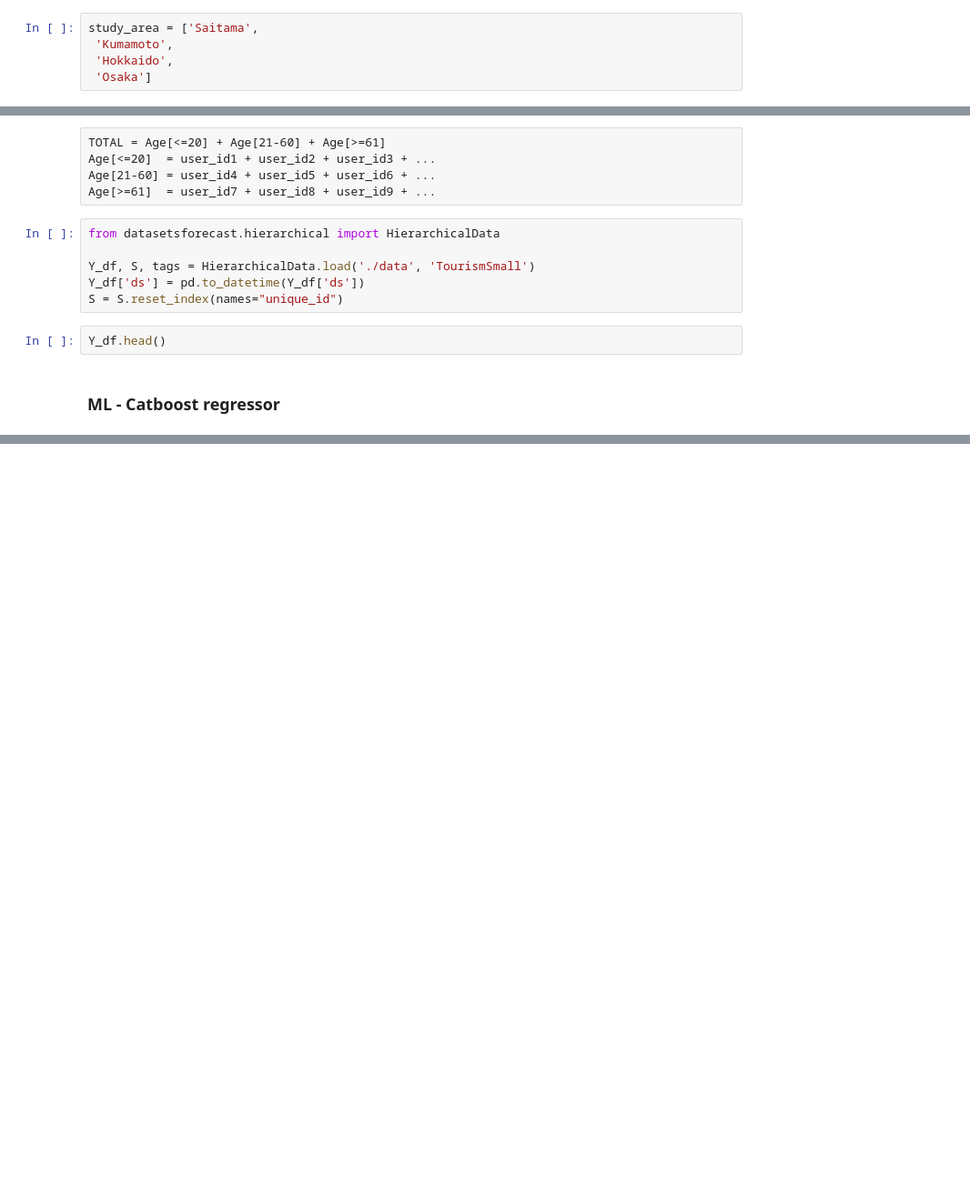
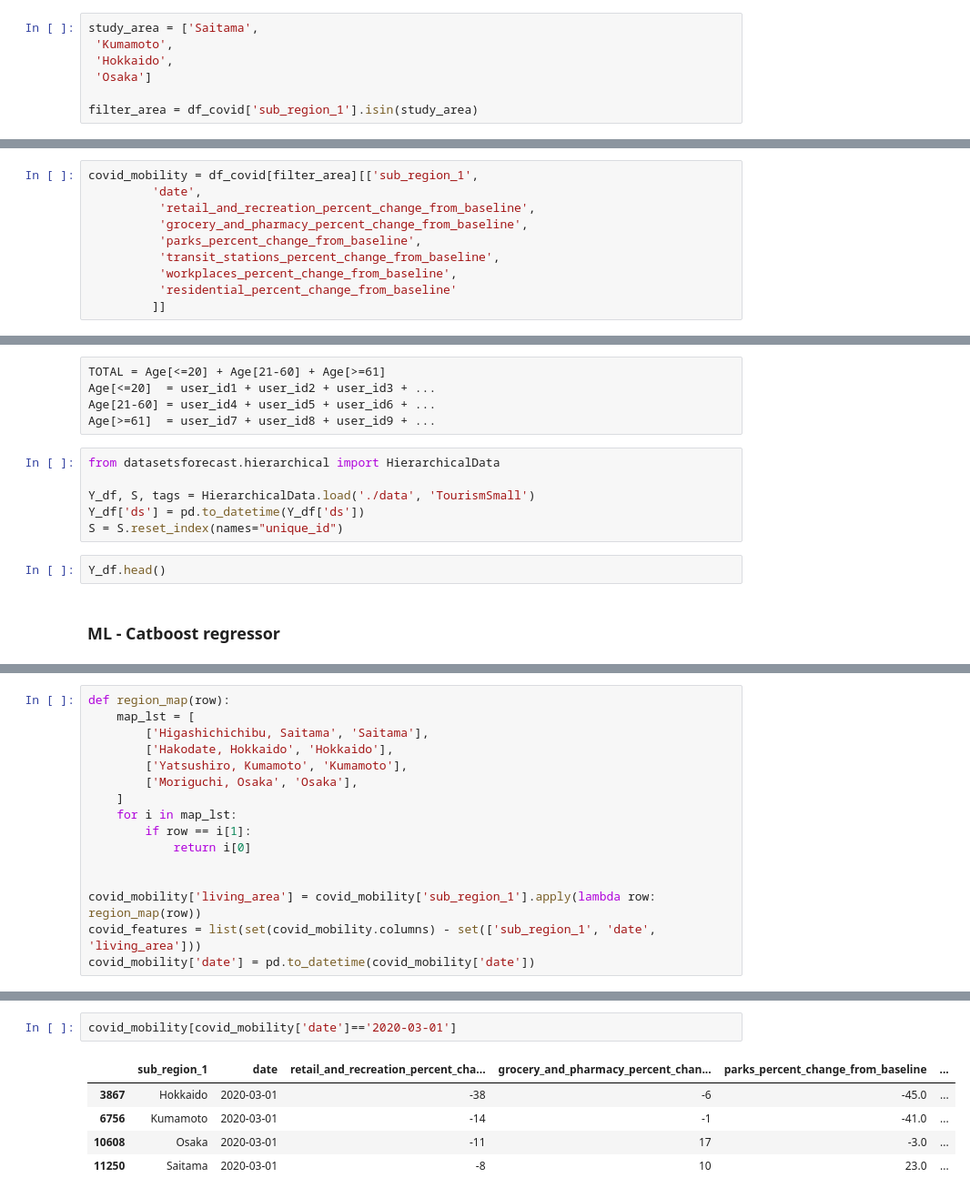
Before and after one commit to Nampq281/ts_demand_sale_forecast, a Jupyter notebook: model_run.ipynb, the cells around one changed output, grey strips where cells are left out. Shown at 91% size. Saved outputs shown, nothing was run; the diff lists cells and outputs as text; blank space fills up the shorter version.

```diff
--- a/model_run.ipynb
+++ b/model_run.ipynb
@@ -874,3 +943,5 @@ study_area = ['Saitama',
  'Kumamoto',
  'Hokkaido',
  'Osaka']
+
+filter_area = df_covid['sub_region_1'].isin(study_area)
@@ -935,0 +954,10 @@ plot_ts(test2, x='date', y='value',
+# %%
+covid_mobility = df_covid[filter_area][['sub_region_1',
+         'date',
+          'retail_and_recreation_percent_change_from_baseline',
+          'grocery_and_pharmacy_percent_change_from_baseline',
+          'parks_percent_change_from_baseline',
+          'transit_stations_percent_change_from_baseline',
+          'workplaces_percent_change_from_baseline',
+          'residential_percent_change_from_baseline'
+         ]]
@@ -1140,0 +1224,16 @@ Y_df.head()
+# %%
+def region_map(row):
+    map_lst = [
+        ['Higashichichibu, Saitama', 'Saitama'],
+        ['Hakodate, Hokkaido', 'Hokkaido'],
+        ['Yatsushiro, Kumamoto', 'Kumamoto'],
+        ['Moriguchi, Osaka', 'Osaka'],
+    ]
+    for i in map_lst:
+        if row == i[1]:
+            return i[0]
+
+
+covid_mobility['living_area'] = covid_mobility['sub_region_1'].apply(lambda row: region_map(row))
+covid_features = list(set(covid_mobility.columns) - set(['sub_region_1', 'date', 'living_area']))
+covid_mobility['date'] = pd.to_datetime(covid_mobility['date'])
@@ -1140,0 +1248,8 @@ Y_df.head()
+# %%
+covid_mobility[covid_mobility['date']=='2020-03-01']
+# %% [output]
+|  | sub_region_1 | date | retail_and_recreation_percent_cha... | grocery_and_pharmacy_percent_chan... | parks_percent_change_from_baseline | ... |
+| 3867 | Hokkaido | 2020-03-01 | -38 | -6 | -45.0 | ... |
+| 6756 | Kumamoto | 2020-03-01 | -14 | -1 | -41.0 | ... |
+| 10608 | Osaka | 2020-03-01 | -11 | 17 | -3.0 | ... |
+| 11250 | Saitama | 2020-03-01 | -8 | 10 | 23.0 | ... |
```
Also changed, not shown: parts of 43 cells of this notebook, 7 other files.
